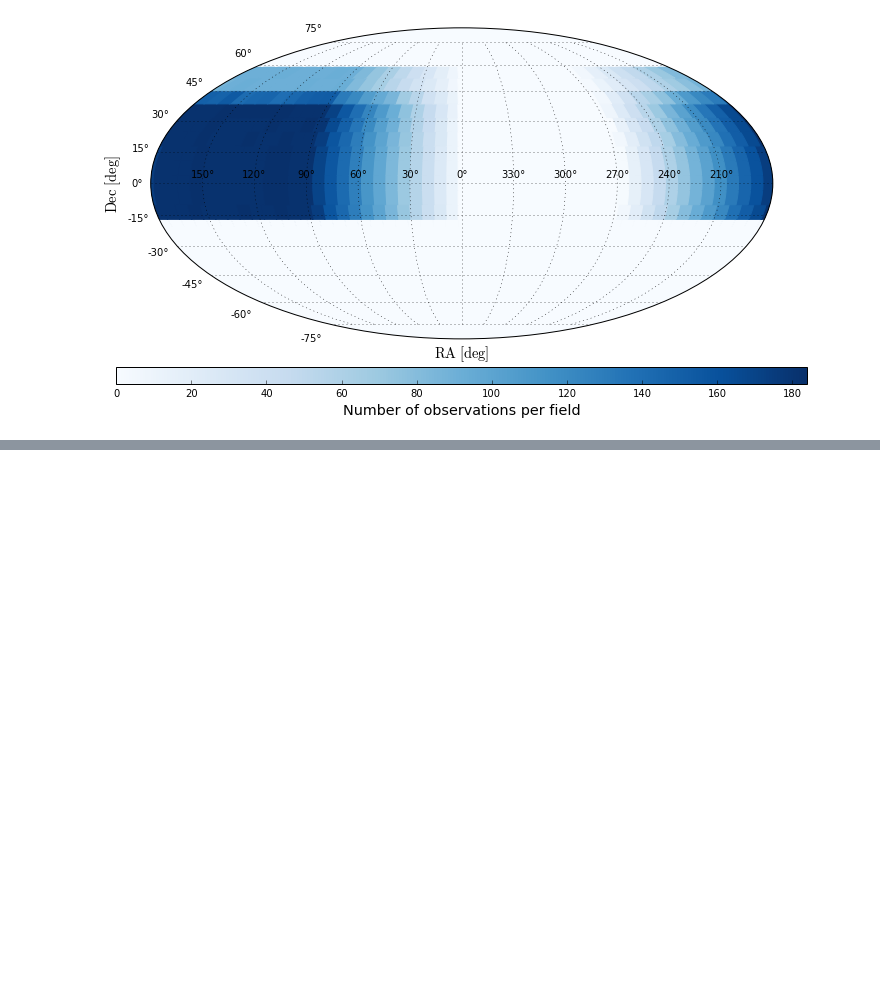
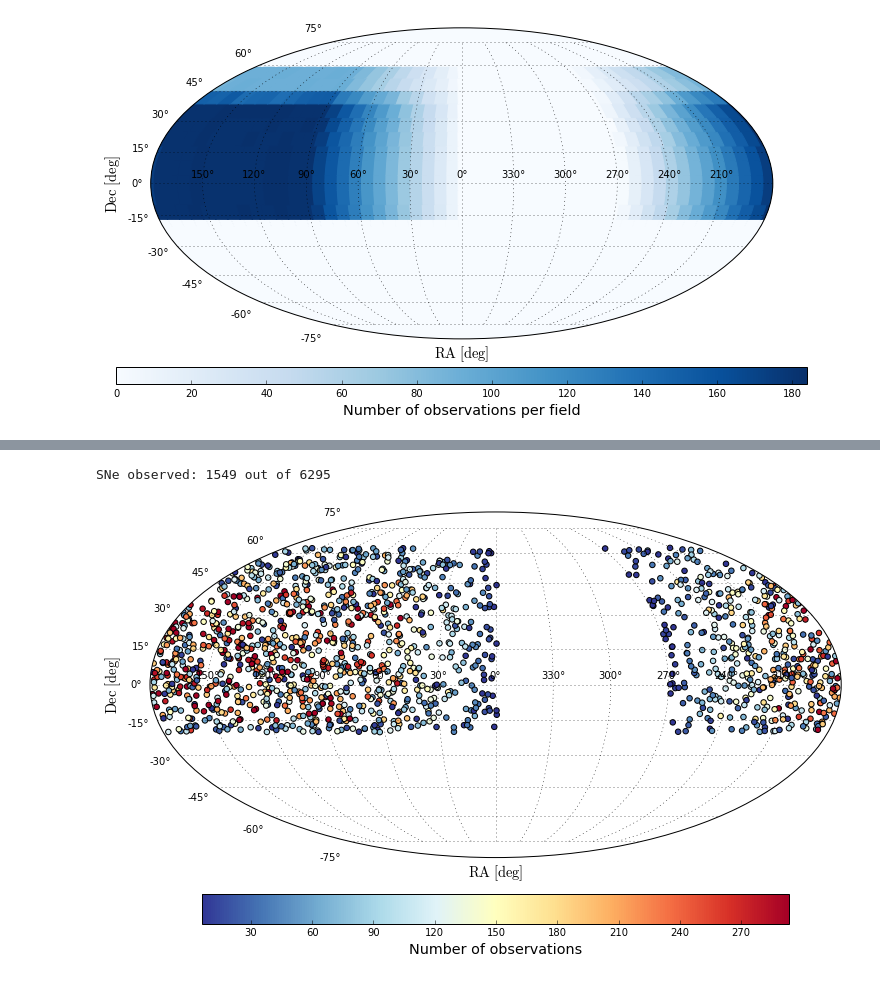
Before and after one commit to MickaelRigault/astrobject, a Jupyter notebook: notebooks/survey_plan_and_lightcurves.ipynb, the cells around one changed output, grey strips where cells are left out. Saved outputs shown, nothing was run; the diff lists cells and outputs as text; code cells hidden in the pictures; blank space fills up the shorter version.

```diff
--- a/notebooks/survey_plan_and_lightcurves.ipynb
+++ b/notebooks/survey_plan_and_lightcurves.ipynb
@@ -39,8 +39,8 @@ for d in obs_days:
     for k, t in enumerate(np.arange(0, t_night, t_obs)):
         obs['time'].append(d + t / 86400.)
         obs['field'].append(field_idx[k % len(field_idx)])
-        obs['band'].append('desr')
-        obs['skynoise'].append(1.) # TBD later, completely random number for now
+        obs['band'].append(['desr', 'desg'][(k / len(field_idx)) % 2])
+        obs['skynoise'].append(150.) # TBD later, completely random number for now
 
 plan = simul.SurveyPlan(time=obs['time'], band=obs['band'], obs_field=obs['field'],
                         skynoise=obs['skynoise'],
@@ -97,3 +90,19 @@ lcs = survey.get_lightcurves()
+# %%
+# SimulSurvey class collects all required components, Transient generator, survey plan and instruments
+instprop = {"desg":{"gain":1,"zp":30,"zpsys":'ab'},
+            "desr":{"gain":1,"zp":30,"zpsys":'ab'}}
+
+survey = simul.SimulSurvey(generator=tr, plan=plan, instprop=instprop)
+
+# Generate the lightcurves. This first determines the dates on which each transient was observed
+# to keep the number of lightcurve points that are calculated to a minimum
+lcs = survey.get_lightcurves()
+n_obs = np.array([len(a) for a in survey.plan.observed])
+survey.generator.show_skycoverage(cscale=n_obs, cblabel="Number of observations", mask=(n_obs > 0))
+print 'SNe observed: %i out of %i'%(np.sum(n_obs > 0), survey.generator.ntransient)
+# %% [output]
+SNe observed: 1549 out of 6295
+[figure, added]
 # %%
 lcs[:10]
 # %% [output]
```
Also changed, not shown: parts of 12 cells of this notebook, 2 other files.
